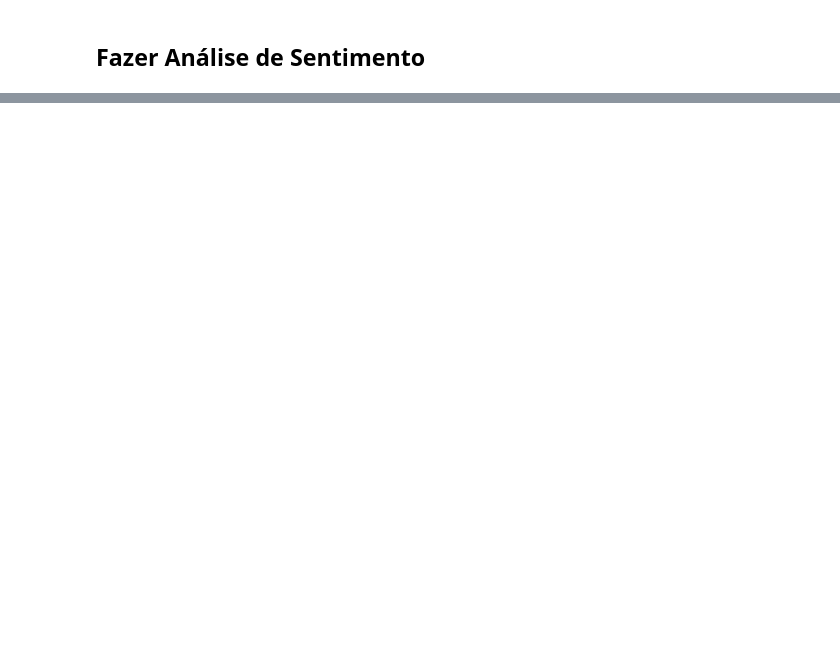
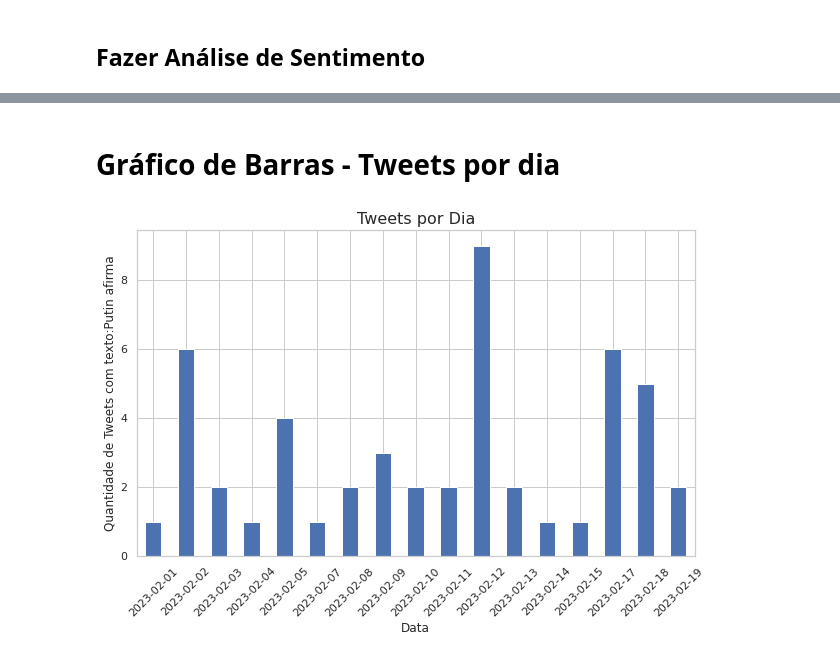
Before and after one commit to jansle2005/Data-Science-Repository, a Jupyter notebook: Twitter_Scraping_OK.ipynb, the cells around one changed output, grey strips where cells are left out. Drawn from its saved outputs; the diff is of its cells as text; code cells hidden in the pictures; blank space fills up the shorter version.

```diff
--- a/Twitter_Scraping_OK.ipynb
+++ b/Twitter_Scraping_OK.ipynb
@@ -145,0 +157,5 @@ tweets_df1.sort_values(by='DateTime')
+# %%
+tweets_df1['Place'].fillna(' ', inplace=True)
+tweets_df1['Local'].fillna(' ', inplace=True)
+
+print(tweets_df1.dtypes)
@@ -190,0 +289,17 @@ display(tweets_df1)
+# %%
+import nltk
+nltk.download('vader_lexicon')
+from nltk.sentiment.vader import SentimentIntensityAnalyzer
+
+# Instancia o SentimentIntensityAnalyzer
+analyzer = SentimentIntensityAnalyzer()
+
+# Itera sobre cada texto na coluna "Text"
+for index, row in tweets_df1.iterrows():
+    text1 = row["Text"]
+
+    # Aplica a análise de sentimento do VADER
+    sentiment_scores = analyzer.polarity_scores(text1)
+
+    # Adiciona o resultado à nova coluna "Sent VANDER"
+    tweets_df1.loc[index, "Sent VANDER"] = sentiment_scores["compound"]
@@ -190,0 +353,17 @@ display(tweets_df1)
+# %% [markdown]
+# Gráfico de Barras - Tweets por dia
+# %%
+import matplotlib.pyplot as plt
+tweets_df1['Date'] = pd.to_datetime(tweets_df1['DateTime']).dt.date
+tweets_por_dia = tweets_df1['Date'].value_counts().sort_index()
+fig, ax = plt.subplots(figsize=(10,6))
+tweets_por_dia.plot(kind='bar', ax=ax)
+ax.set_xticklabels(tweets_por_dia.index, rotation=45)
+ax.set_title('Tweets por Dia', fontsize=16)
+ax.set_xlabel('Data',fontsize=12)
+ax.set_ylabel('Quantidade de Tweets com texto:'+ text,fontsize=12)
+nome_arquivo = "BarGraph_Tweets_" + text + '_since_' + data1 + '_til_' + data2+".png"
+plt.savefig(nome_arquivo,dpi=300, bbox_inches='tight')
+plt.show()
+# %% [output]
+[figure, added]
```
Also changed, not shown: parts of 26 cells of this notebook.
